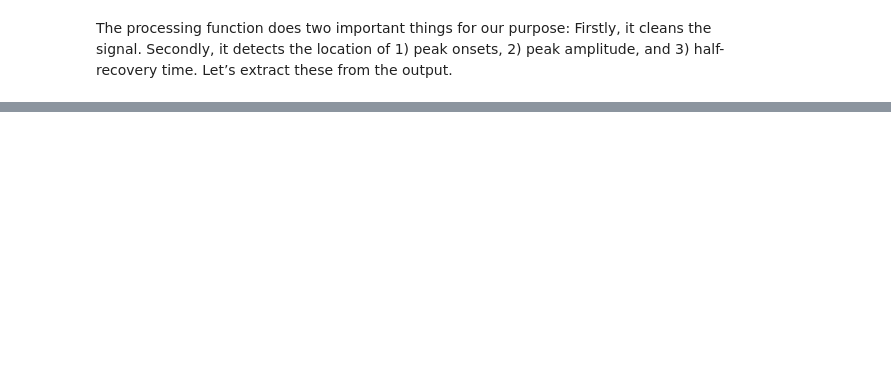
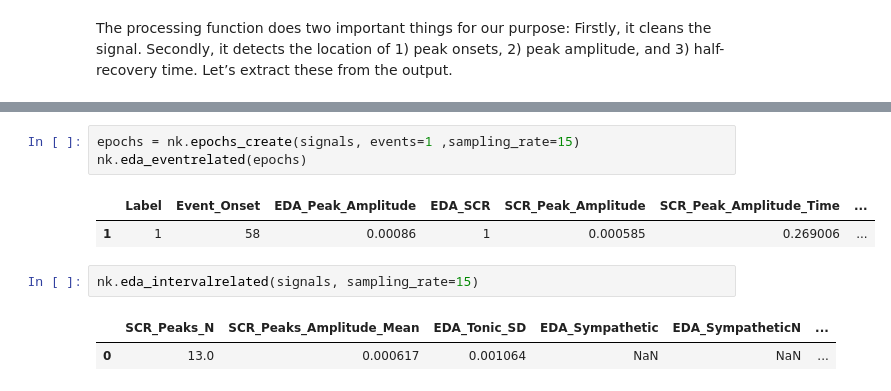
Before and after one commit to omshreya-s/URV, a Jupyter notebook: nk_processing.ipynb, the cells around one changed output, grey strips where cells are left out. Saved outputs shown, nothing was run; the diff lists cells and outputs as text; blank space fills up the shorter version.

```diff
--- a/nk_processing.ipynb
+++ b/nk_processing.ipynb
@@ -64,0 +75,11 @@ plot = nk.events_plot(features, cleaned, color=['red', 'blue', 'orange'])
+# %%
+epochs = nk.epochs_create(signals, events=1 ,sampling_rate=15)
+nk.eda_eventrelated(epochs)
+# %% [output]
+|  | Label | Event_Onset | EDA_Peak_Amplitude | EDA_SCR | SCR_Peak_Amplitude | SCR_Peak_Amplitude_Time | ... |
+| 1 | 1 | 58 | 0.00086 | 1 | 0.000585 | 0.269006 | ... |
+# %%
+nk.eda_intervalrelated(signals, sampling_rate=15)
+# %% [output]
+|  | SCR_Peaks_N | SCR_Peaks_Amplitude_Mean | EDA_Tonic_SD | EDA_Sympathetic | EDA_SympatheticN | ... |
+| 0 | 13.0 | 0.000617 | 0.001064 | NaN | NaN | ... |
```
Also changed, not shown: parts of 10 cells of this notebook.
